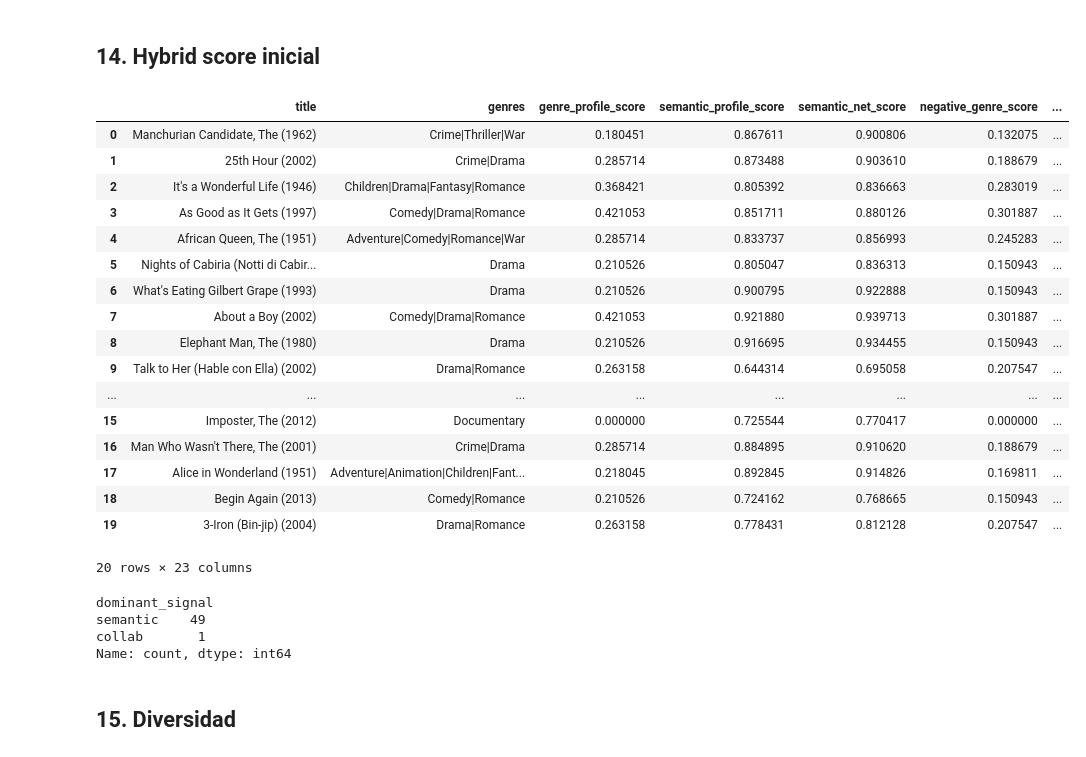
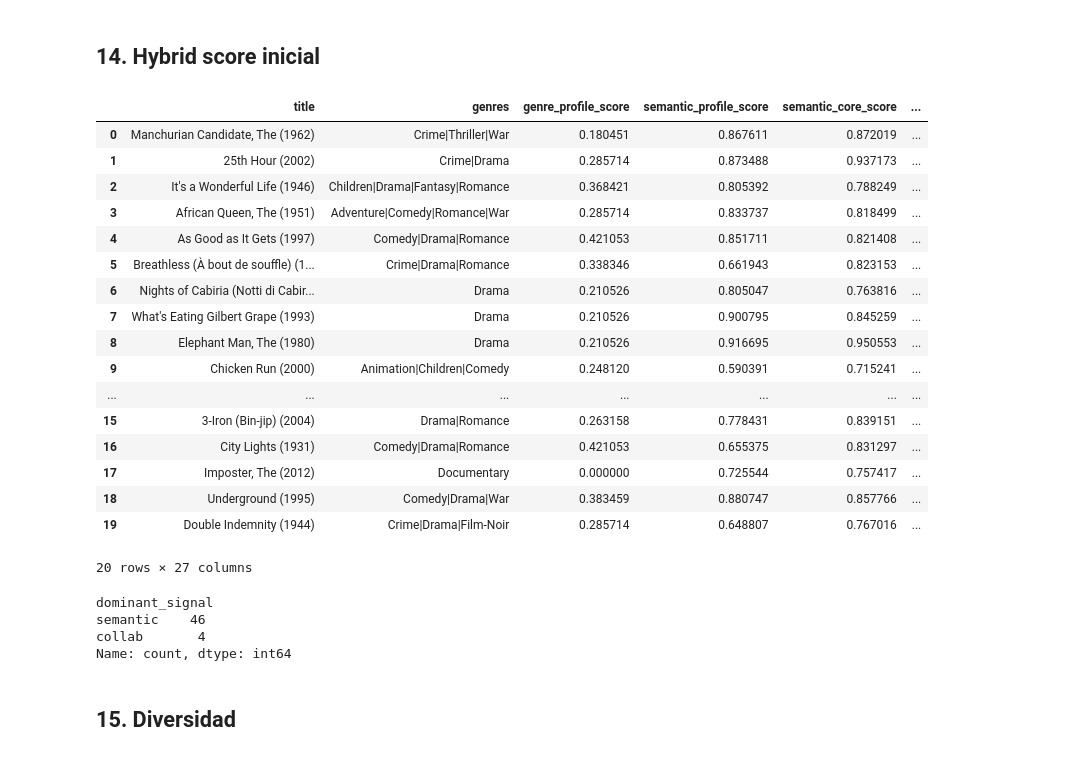
Before and after one commit to alexonazo/TFG, a Jupyter notebook: notebooks/08_recomendador_hibrido_final.ipynb, the cells around one changed output. Drawn from its saved outputs; the diff is of its cells as text; code cells hidden in the pictures.

```diff
--- a/notebooks/08_recomendador_hibrido_final.ipynb
+++ b/notebooks/08_recomendador_hibrido_final.ipynb
@@ -1537,7 +1869,12 @@ ACTIVE_WEIGHT_CONFIG = "adaptive"
 def compute_hybrid_score(df, weights):
     scored = df.copy()
     scored["contrib_genre"] = weights["genre"] * scored["genre_profile_score"]
-    semantic_signal = scored["semantic_net_score"] if "semantic_net_score" in scored.columns else scored["semantic_profile_score"]
+    if "semantic_net_score" in scored.columns:
+        semantic_signal = scored["semantic_net_score"]
+    elif "semantic_core_score" in scored.columns:
+        semantic_signal = scored["semantic_core_score"]
+    else:
+        semantic_signal = scored["semantic_profile_score"]
     scored["contrib_semantic"] = weights["semantic"] * semantic_signal
     scored["contrib_collab"] = weights["collab"] * scored["item_item_collab_score"]
     scored["contrib_rating"] = weights["rating"] * scored["rating_score"]
@@ -1584,54 +1921,58 @@ candidates_scored["hybrid_rank_raw"] = np.arange(1, len(candidates_scored) + 1)
 
 AUDIT_COLUMNS = [
     "title",
     "genres",
     "genre_profile_score",
     "semantic_profile_score",
+    "semantic_core_score",
+    "semantic_core_negative_score",
     "semantic_net_score",
     "negative_genre_score",
     "negative_semantic_score",
     "semantic_negative_beta",
     "item_item_collab_score",
     "item_item_negative_collab_score",
     "rating_score",
     "popularity_score",
     "contrib_genre",
     "contrib_semantic",
     "contrib_collab",
     "contrib_rating",
     "contrib_popularity",
     "penalty_negative_genre",
     "penalty_negative_semantic",
     "penalty_negative_collab",
     "dominant_signal",
     "semantic_explanation_terms",
+    "core_semantic_explanation_terms",
+    "core_negative_semantic_terms",
     "hybrid_score",
 ]
 
 display(candidates_scored[AUDIT_COLUMNS].head(20))
 display(candidates_scored.head(50)["dominant_signal"].value_counts())
 # %% [output]
-|  | title | genres | genre_profile_score | semantic_profile_score | semantic_net_score | negative_genre_score | ... |
-| 0 | Manchurian Candidate, The (1962) | Crime|Thriller|War | 0.180451 | 0.867611 | 0.900806 | 0.132075 | ... |
-| 1 | 25th Hour (2002) | Crime|Drama | 0.285714 | 0.873488 | 0.903610 | 0.188679 | ... |
-| 2 | It's a Wonderful Life (1946) | Children|Drama|Fantasy|Romance | 0.368421 | 0.805392 | 0.836663 | 0.283019 | ... |
-| 3 | As Good as It Gets (1997) | Comedy|Drama|Romance | 0.421053 | 0.851711 | 0.880126 | 0.301887 | ... |
-| 4 | African Queen, The (1951) | Adventure|Comedy|Romance|War | 0.285714 | 0.833737 | 0.856993 | 0.245283 | ... |
-| 5 | Nights of Cabiria (Notti di Cabir... | Drama | 0.210526 | 0.805047 | 0.836313 | 0.150943 | ... |
-| 6 | What's Eating Gilbert Grape (1993) | Drama | 0.210526 | 0.900795 | 0.922888 | 0.150943 | ... |
-| 7 | About a Boy (2002) | Comedy|Drama|Romance | 0.421053 | 0.921880 | 0.939713 | 0.301887 | ... |
-| 8 | Elephant Man, The (1980) | Drama | 0.210526 | 0.916695 | 0.934455 | 0.150943 | ... |
-| 9 | Talk to Her (Hable con Ella) (2002) | Drama|Romance | 0.263158 | 0.644314 | 0.695058 | 0.207547 | ... |
-| ... | ... | ... | ... | ... | ... | ... | ... |
-| 15 | Imposter, The (2012) | Documentary | 0.000000 | 0.725544 | 0.770417 | 0.000000 | ... |
-| 16 | Man Who Wasn't There, The (2001) | Crime|Drama | 0.285714 | 0.884895 | 0.910620 | 0.188679 | ... |
-| 17 | Alice in Wonderland (1951) | Adventure|Animation|Children|Fant... | 0.218045 | 0.892845 | 0.914826 | 0.169811 | ... |
-| 18 | Begin Again (2013) | Comedy|Romance | 0.210526 | 0.724162 | 0.768665 | 0.150943 | ... |
-| 19 | 3-Iron (Bin-jip) (2004) | Drama|Romance | 0.263158 | 0.778431 | 0.812128 | 0.207547 | ... |
+|  | title | genres | genre_profile_score | semantic_profile_score | semantic_core_score | ... |
+| 0 | Manchurian Candidate, The (1962) | Crime|Thriller|War | 0.180451 | 0.867611 | 0.872019 | ... |
+| 1 | 25th Hour (2002) | Crime|Drama | 0.285714 | 0.873488 | 0.937173 | ... |
+| 2 | It's a Wonderful Life (1946) | Children|Drama|Fantasy|Romance | 0.368421 | 0.805392 | 0.788249 | ... |
+| 3 | African Queen, The (1951) | Adventure|Comedy|Romance|War | 0.285714 | 0.833737 | 0.818499 | ... |
+| 4 | As Good as It Gets (1997) | Comedy|Drama|Romance | 0.421053 | 0.851711 | 0.821408 | ... |
+| 5 | Breathless (À bout de souffle) (1... | Crime|Drama|Romance | 0.338346 | 0.661943 | 0.823153 | ... |
+| 6 | Nights of Cabiria (Notti di Cabir... | Drama | 0.210526 | 0.805047 | 0.763816 | ... |
+| 7 | What's Eating Gilbert Grape (1993) | Drama | 0.210526 | 0.900795 | 0.845259 | ... |
+| 8 | Elephant Man, The (1980) | Drama | 0.210526 | 0.916695 | 0.950553 | ... |
+| 9 | Chicken Run (2000) | Animation|Children|Comedy | 0.248120 | 0.590391 | 0.715241 | ... |
+| ... | ... | ... | ... | ... | ... | ... |
+| 15 | 3-Iron (Bin-jip) (2004) | Drama|Romance | 0.263158 | 0.778431 | 0.839151 | ... |
+| 16 | City Lights (1931) | Comedy|Drama|Romance | 0.421053 | 0.655375 | 0.831297 | ... |
+| 17 | Imposter, The (2012) | Documentary | 0.000000 | 0.725544 | 0.757417 | ... |
+| 18 | Underground (1995) | Comedy|Drama|War | 0.383459 | 0.880747 | 0.857766 | ... |
+| 19 | Double Indemnity (1944) | Crime|Drama|Film-Noir | 0.285714 | 0.648807 | 0.767016 | ... |
-20 rows × 23 columns
+20 rows × 27 columns
 dominant_signal
-semantic    49
-collab       1
+semantic    46
+collab       4
 Name: count, dtype: int64
 # %% [markdown]
 ## 15. Diversidad
```
Also changed, not shown: parts of 8 cells of this notebook.
